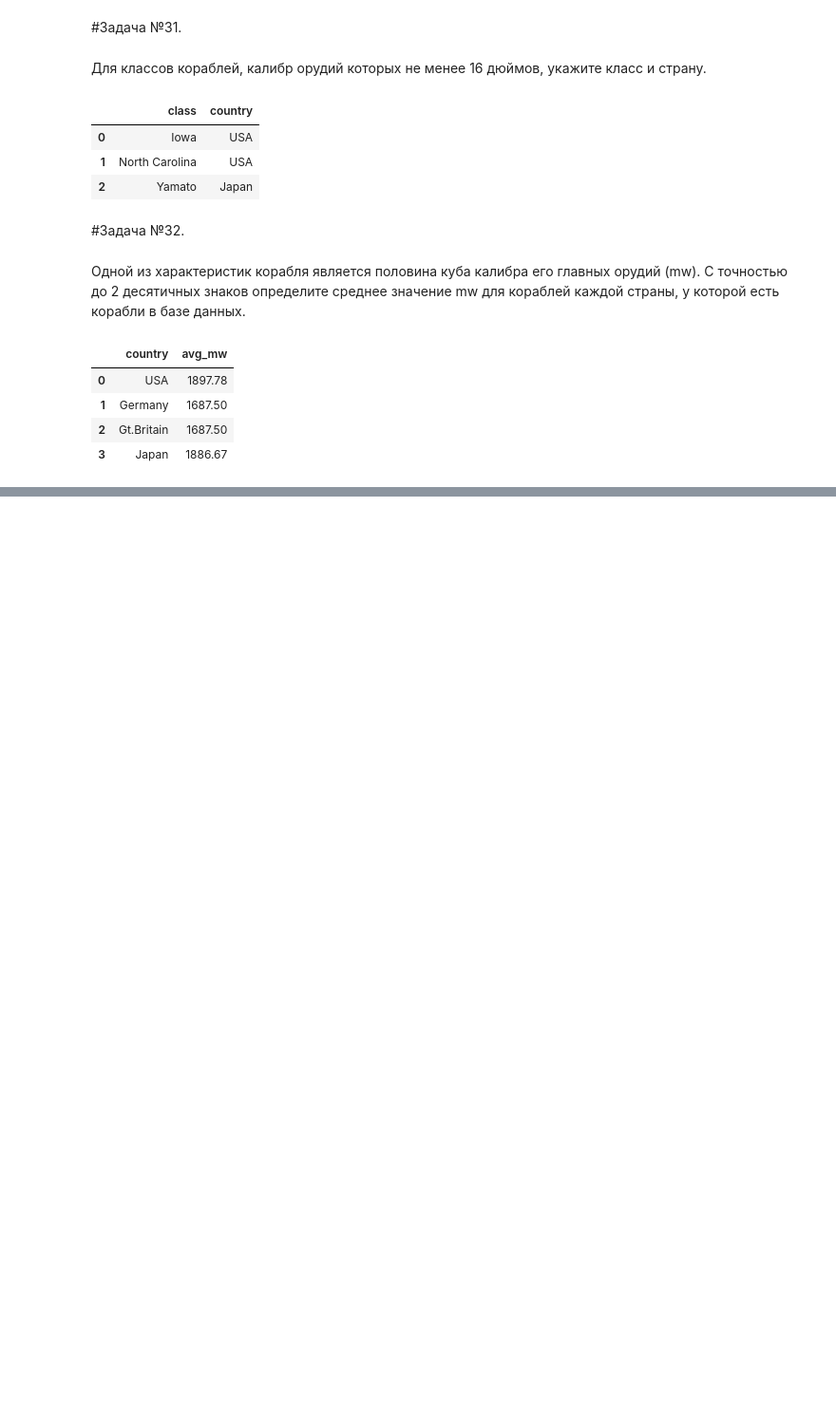
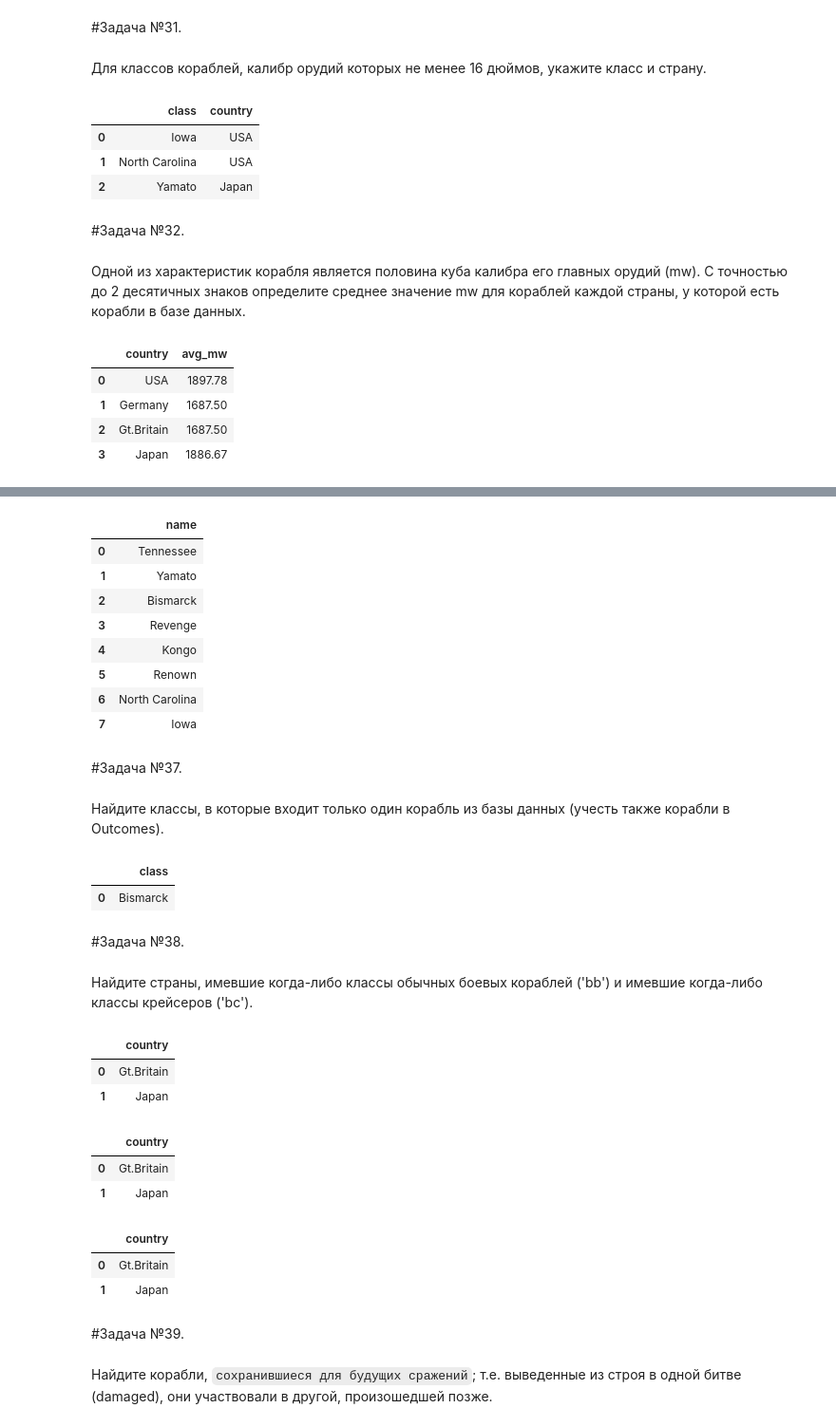
Before and after one commit to Kedrynez/Tasks-from-the-sql-ex.ru, a Jupyter notebook: sql_postgres_in_colab.ipynb, the cells around one changed output, grey strips where cells are left out. Shown at 95% size. Drawn from its saved outputs; the diff is of its cells as text; code cells hidden in the pictures; blank space fills up the shorter version.

```diff
--- a/sql_postgres_in_colab.ipynb
+++ b/sql_postgres_in_colab.ipynb
@@ -714,0 +816,22 @@ select(sql)
+# %%
+sql='''select distinct coalesce(s.name, o.ship) as name
+from ships s
+	full join Outcomes o on s.name = o.ship
+where coalesce(s.name, o.ship) in (select distinct class from classes)
+'''
+# %%
+select(sql)
+# %% [output]
+|  | name |
+| 0 | Tennessee |
+| 1 | Yamato |
+| 2 | Bismarck |
+| 3 | Revenge |
+| 4 | Kongo |
+| 5 | Renown |
+| 6 | North Carolina |
+| 7 | Iowa |
+# %% [markdown]
+#Задача №37.
+# %% [markdown]
+Найдите классы, в которые входит только один корабль из базы данных (учесть также корабли в Outcomes).
@@ -714,0 +849,9 @@ select(sql)
+# %%
+select(sql)
+# %% [output]
+|  | class |
+| 0 | Bismarck |
+# %% [markdown]
+#Задача №38.
+# %% [markdown]
+Найдите страны, имевшие когда-либо классы обычных боевых кораблей ('bb') и имевшие когда-либо классы крейсеров ('bc').
@@ -714,0 +867,6 @@ select(sql)
+# %%
+select(sql)
+# %% [output]
+|  | country |
+| 0 | Gt.Britain |
+| 1 | Japan |
@@ -714,0 +883,6 @@ select(sql)
+# %%
+select(sql)
+# %% [output]
+|  | country |
+| 0 | Gt.Britain |
+| 1 | Japan |
@@ -714,0 +895,10 @@ select(sql)
+# %%
+select(sql)
+# %% [output]
+|  | country |
+| 0 | Gt.Britain |
+| 1 | Japan |
+# %% [markdown]
+#Задача №39.
+# %% [markdown]
+Найдите корабли, `сохранившиеся для будущих сражений`; т.е. выведенные из строя в одной битве (damaged), они участвовали в другой, произошедшей позже.
```
Also changed, not shown: parts of 23 cells of this notebook.
